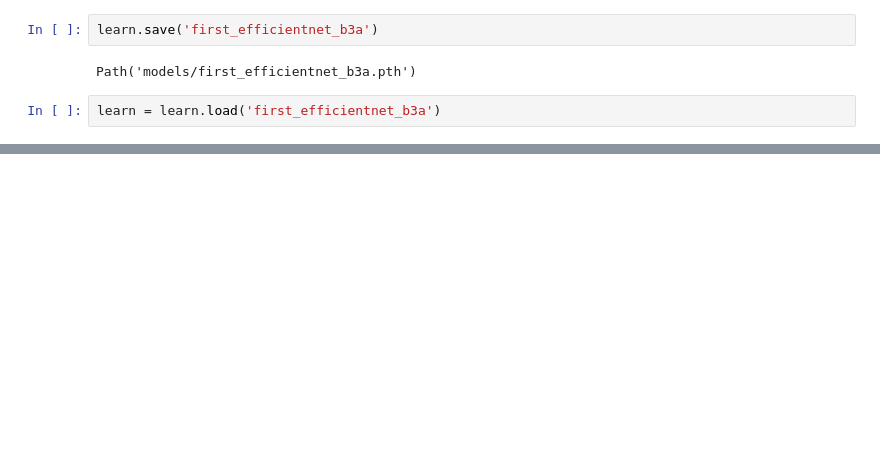
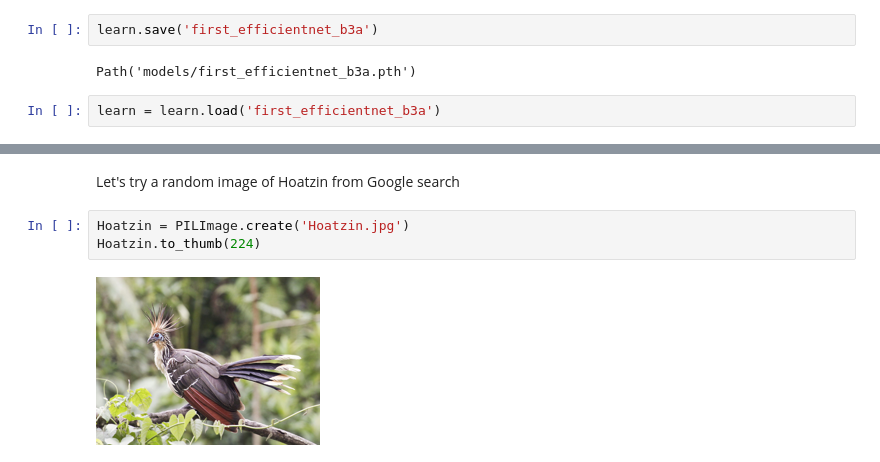
Before and after one commit to edwinhung/Birds_Image_Classifier, a Jupyter notebook: Birds_400_model.ipynb, the cells around one changed output, grey strips where cells are left out. Cells and saved outputs as stored; diff of their text form; blank space fills up the shorter version.

```diff
--- a/Birds_400_model.ipynb
+++ b/Birds_400_model.ipynb
@@ -162,0 +209,7 @@ interp.most_confused(min_val=3)
+# %% [markdown]
+Let's try a random image of Hoatzin from Google search
+# %%
+Hoatzin = PILImage.create('Hoatzin.jpg')
+Hoatzin.to_thumb(224)
+# %% [output]
+[figure, added]
```
Also changed, not shown: parts of 37 cells of this notebook, 2 other files.
